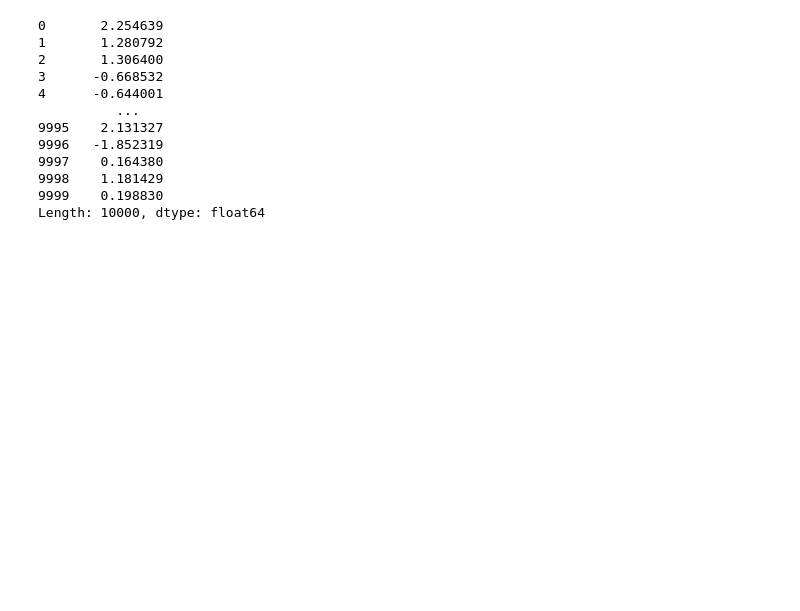
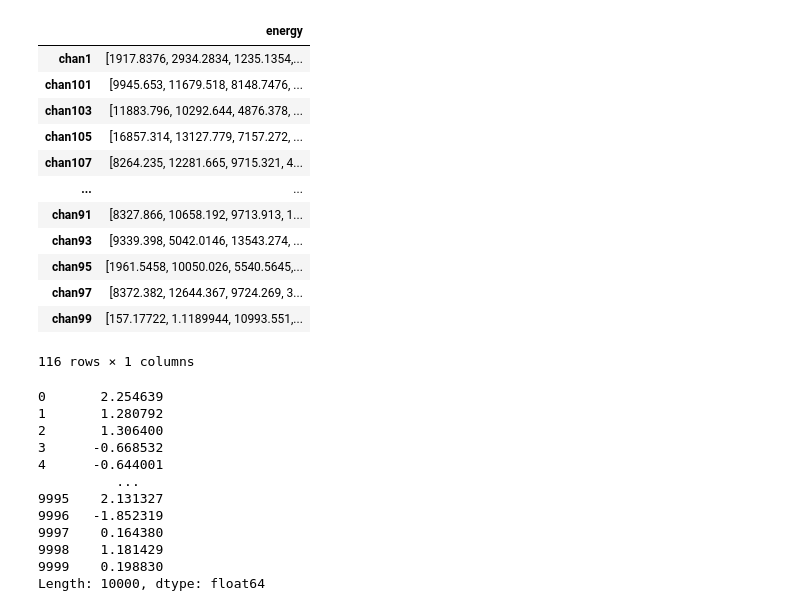
Before and after one commit to Tussky/spectral, a Jupyter notebook: Josiah.ipynb, the cells around one changed output. Cells and saved outputs as stored; diff of their text form; code cells hidden in the pictures; blank space fills up the shorter version.

```diff
--- a/Josiah.ipynb
+++ b/Josiah.ipynb
@@ -6,12 +7,27 @@ import numpy as np
 # %%
 filename = "data/210601_NBS295-106/20210601_152616_mass-001.hdf5"
 with h5py.File(filename, "r") as hdf_file:
     channels = pd.DataFrame(columns=["energy"], index=hdf_file.keys())
 
     for channel_name in hdf_file:
         goint_in = np.array(hdf_file[channel_name]["filt_value"])
         goint_in = goint_in[(goint_in > 0) & (goint_in < np.percentile(goint_in, 97))]
         channels.loc[channel_name, "energy"] = goint_in
+channels
+# %% [output]
+|  | energy |
+| chan1 | [1917.8376, 2934.2834, 1235.1354,... |
+| chan101 | [9945.653, 11679.518, 8148.7476, ... |
+| chan103 | [11883.796, 10292.644, 4876.378, ... |
+| chan105 | [16857.314, 13127.779, 7157.272, ... |
+| chan107 | [8264.235, 12281.665, 9715.321, 4... |
+| ... | ... |
+| chan91 | [8327.866, 10658.192, 9713.913, 1... |
+| chan93 | [9339.398, 5042.0146, 13543.274, ... |
+| chan95 | [1961.5458, 10050.026, 5540.5645,... |
+| chan97 | [8372.382, 12644.367, 9724.269, 3... |
+| chan99 | [157.17722, 1.1189944, 10993.551,... |
+116 rows × 1 columns
 # %%
 chan1 = channel(pd.Series(channels.loc['chan1', 'energy']))
 # %%
```
Also changed, not shown: parts of 3 cells of this notebook, 2 other files.
